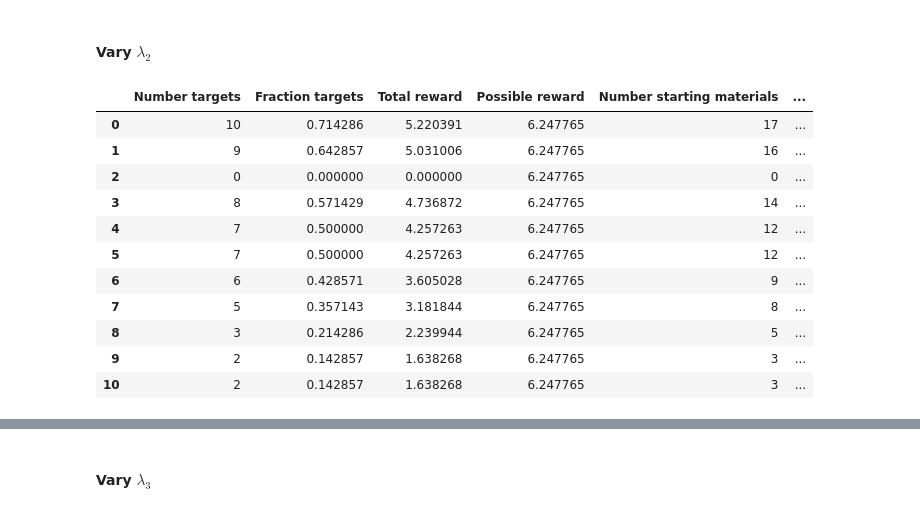
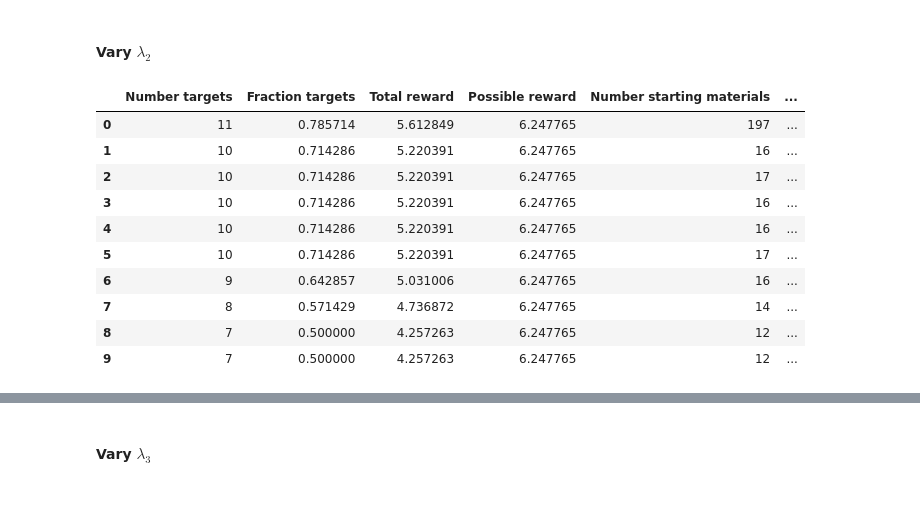
Before and after one commit to coleygroup/sparrow, a Jupyter notebook: notebooks/analyze_results.ipynb, the cells around one changed output, grey strips where cells are left out. Cells and saved outputs as stored; diff of their text form; code cells hidden in the pictures.

```diff
--- a/notebooks/analyze_results.ipynb
+++ b/notebooks/analyze_results.ipynb
@@ -93,17 +98,18 @@ fig.savefig(save_dir/f'lam1_nsteps{ftype}',bbox_inches='tight', dpi=200, transpa
 # %%
 result_dir = Path('../results/garibsingh_cost_vary')
 df = plot_utils.df_from_dir(result_dir)
-df
+plot_utils.df_to_latex(df, save_dir/'latex_table_cost.txt')
+df_2 = df.sort_values('Starting Material Weight')
+df_2
 # %% [output]
 |  | Number targets | Fraction targets | Total reward | Possible reward | Number starting materials | ... |
-| 0 | 10 | 0.714286 | 5.220391 | 6.247765 | 17 | ... |
-| 1 | 9 | 0.642857 | 5.031006 | 6.247765 | 16 | ... |
-| 2 | 0 | 0.000000 | 0.000000 | 6.247765 | 0 | ... |
-| 3 | 8 | 0.571429 | 4.736872 | 6.247765 | 14 | ... |
-| 4 | 7 | 0.500000 | 4.257263 | 6.247765 | 12 | ... |
-| 5 | 7 | 0.500000 | 4.257263 | 6.247765 | 12 | ... |
-| 6 | 6 | 0.428571 | 3.605028 | 6.247765 | 9 | ... |
-| 7 | 5 | 0.357143 | 3.181844 | 6.247765 | 8 | ... |
-| 8 | 3 | 0.214286 | 2.239944 | 6.247765 | 5 | ... |
-| 9 | 2 | 0.142857 | 1.638268 | 6.247765 | 3 | ... |
-| 10 | 2 | 0.142857 | 1.638268 | 6.247765 | 3 | ... |
+| 0 | 11 | 0.785714 | 5.612849 | 6.247765 | 197 | ... |
+| 1 | 10 | 0.714286 | 5.220391 | 6.247765 | 16 | ... |
+| 2 | 10 | 0.714286 | 5.220391 | 6.247765 | 17 | ... |
+| 3 | 10 | 0.714286 | 5.220391 | 6.247765 | 16 | ... |
+| 4 | 10 | 0.714286 | 5.220391 | 6.247765 | 16 | ... |
+| 5 | 10 | 0.714286 | 5.220391 | 6.247765 | 17 | ... |
+| 6 | 9 | 0.642857 | 5.031006 | 6.247765 | 16 | ... |
+| 7 | 8 | 0.571429 | 4.736872 | 6.247765 | 14 | ... |
+| 8 | 7 | 0.500000 | 4.257263 | 6.247765 | 12 | ... |
+| 9 | 7 | 0.500000 | 4.257263 | 6.247765 | 12 | ... |
```
Also changed, not shown: parts of 26 cells of this notebook, 17 other files.
